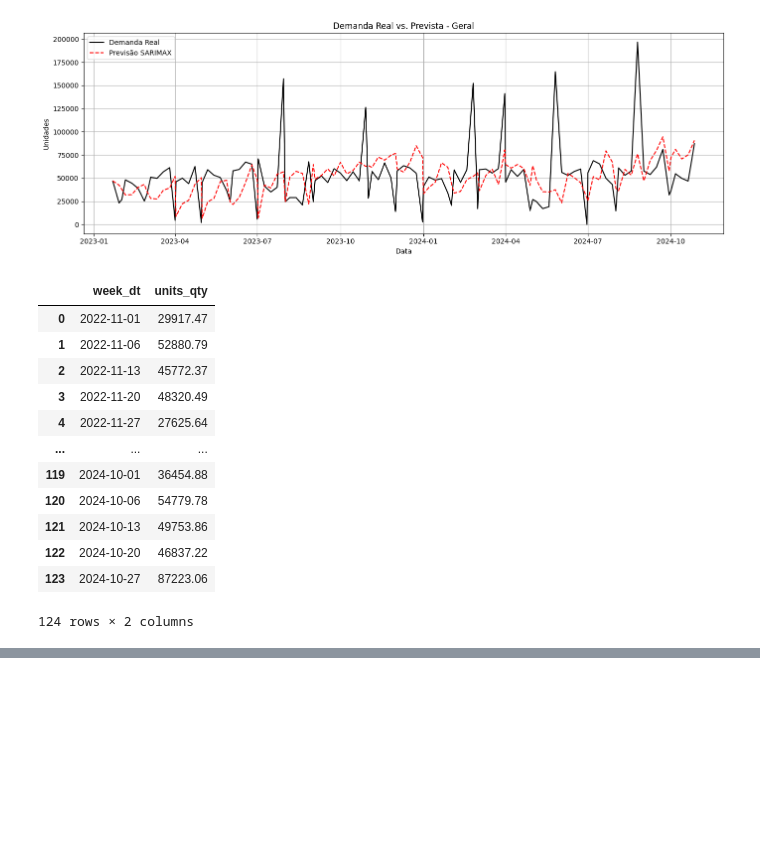
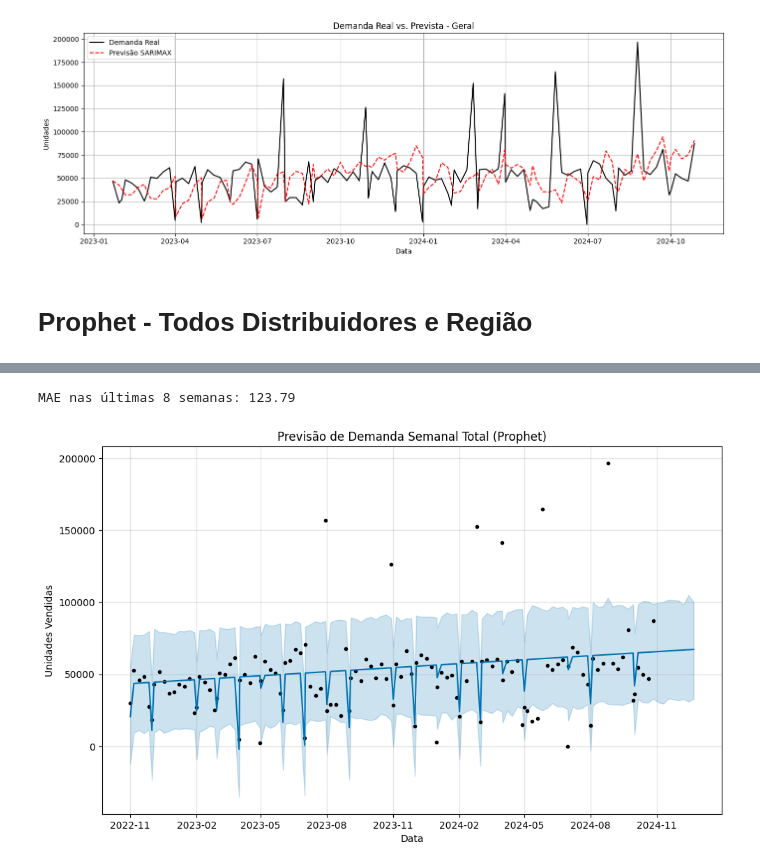
Before and after one commit to HenryJKS/kaggle-cases, a Jupyter notebook: IQVIA - Projeto Semanal de Demanda/Model - Sarimax & Prophet.ipynb, the cells around one changed output, grey strips where cells are left out. Saved outputs shown, nothing was run; the diff lists cells and outputs as text; code cells hidden in the pictures; blank space fills up the shorter version.

```diff
--- a/IQVIA - Projeto Semanal de Demanda/Model - Sarimax.ipynb
+++ b/IQVIA - Projeto Semanal de Demanda/Model - Sarimax & Prophet.ipynb
@@ -283,19 +276,40 @@ MAE: 23529.94
 MAPE: 7.64
 R2: -0.14
 [figure]
-# %%
-df_filtered
-# %% [output]
-|  | week_dt | units_qty |
-| 0 | 2022-11-01 | 29917.47 |
-| 1 | 2022-11-06 | 52880.79 |
-| 2 | 2022-11-13 | 45772.37 |
-| 3 | 2022-11-20 | 48320.49 |
-| 4 | 2022-11-27 | 27625.64 |
-| ... | ... | ... |
-| 119 | 2024-10-01 | 36454.88 |
-| 120 | 2024-10-06 | 54779.78 |
-| 121 | 2024-10-13 | 49753.86 |
-| 122 | 2024-10-20 | 46837.22 |
-| 123 | 2024-10-27 | 87223.06 |
-124 rows × 2 columns
+# %% [markdown]
+# Prophet - Todos Distribuidores e Região
+# %%
+df = pd.read_csv('Data/dataset-case-iqvia.csv', sep=',')
+# %%
+def model_prophet_geral(df, periods_forecast):
+    df_filtered = df.groupby('week_dt')['units_qty'].sum().reset_index()
+    df_filtered = df_filtered.sort_values('week_dt')
+
+    df_filtered = df_filtered.rename(columns={'week_dt': 'ds', 'units_qty': 'y'})
+    df_filtered['ds'] = pd.to_datetime(df_filtered['ds'])
+
+
+    model = Prophet(weekly_seasonality=True, daily_seasonality=False)
+    model.fit(df_filtered)
+
+    future = model.make_future_dataframe(periods=periods_forecast, freq='W')
+    forecast = model.predict(future)
+
+    df_eval = df_filtered.set_index('ds')
+    forecast_eval = forecast.set_index('ds')
+    merged = df_eval.join(forecast_eval[['yhat']], how='left')
+
+    merged_eval = merged[-16:]
+    mae = np.sqrt(mean_absolute_error(merged_eval['y'], merged_eval['yhat']))
+    print(f"MAE nas últimas 8 semanas: {rmse:.2f}")
+
+    fig = model.plot(forecast)
+    plt.title("Previsão de Demanda Semanal Total (Prophet)")
+    plt.xlabel("Data")
+    plt.ylabel("Unidades Vendidas")
+    plt.show()
+
+    return model
+# %%
+model = model_prophet_geral(df, 8)
+# %% [output]
@@ -301,0 +318,2 @@ df_filtered
+MAE nas últimas 8 semanas: 123.79
+[figure, added]
```
Also changed, not shown: parts of 5 cells of this notebook, 1 other file.
